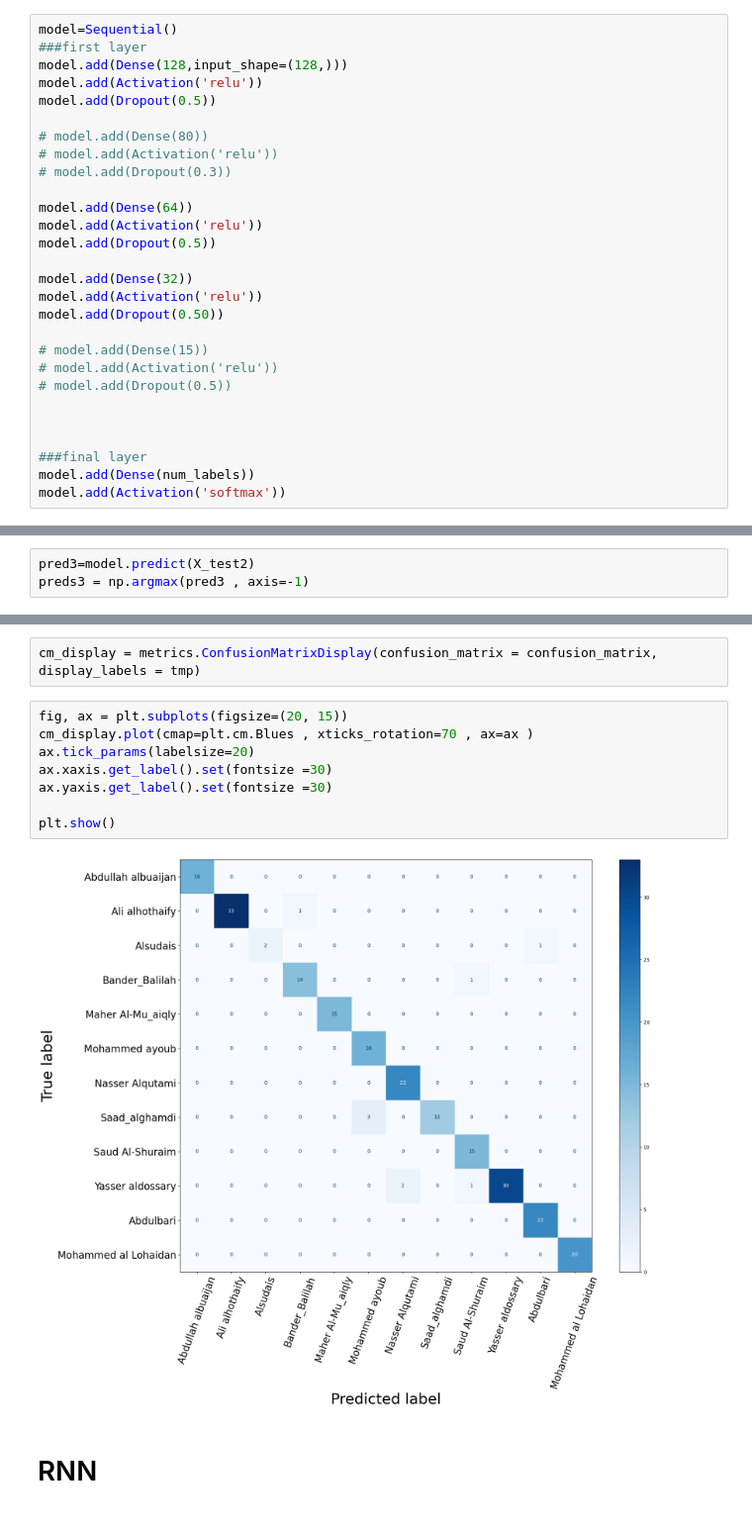
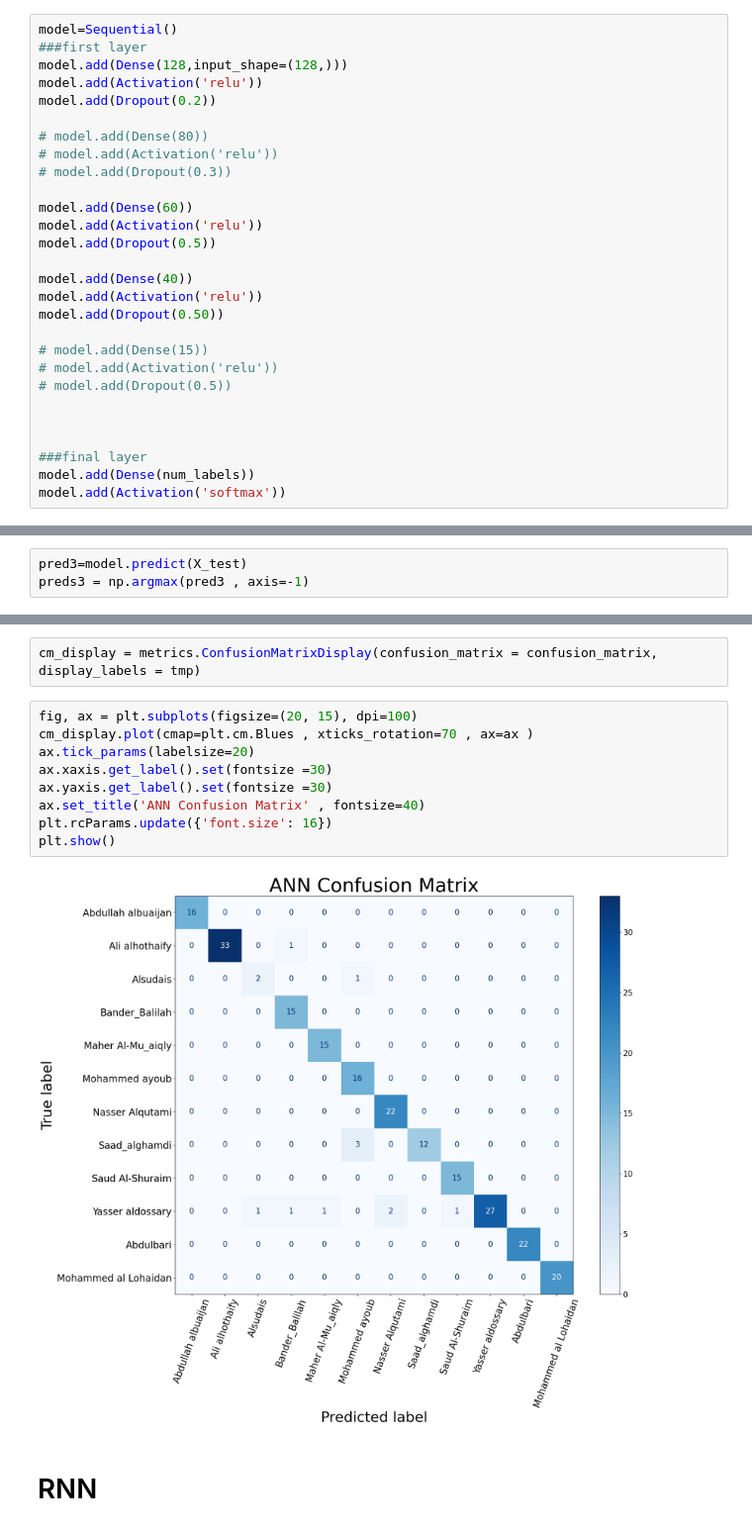
Before and after one commit to Tuwaiq-Data-Science-Bootcamp-V2/Capstone_Project, a Jupyter notebook: Audio_ANN_RNN.ipynb, the cells around one changed output, grey strips where cells are left out. Shown at 99% size. Cells and saved outputs as stored; diff of their text form.

```diff
--- a/Audio_ANN_RNN.ipynb
+++ b/Audio_ANN_RNN.ipynb
@@ -230,17 +284,17 @@ model=Sequential()
 ###first layer
 model.add(Dense(128,input_shape=(128,)))
 model.add(Activation('relu'))
-model.add(Dropout(0.5))
+model.add(Dropout(0.2))
 
 # model.add(Dense(80))
 # model.add(Activation('relu'))
 # model.add(Dropout(0.3))
 
-model.add(Dense(64))
+model.add(Dense(60))
 model.add(Activation('relu'))
 model.add(Dropout(0.5))
 
-model.add(Dense(32))
+model.add(Dense(40))
 model.add(Activation('relu'))
 model.add(Dropout(0.50))
 
@@ -342,4 +416,4 @@ array([[-0.6628302 , -0.12540373,  0.40341124, ...,  0.5032851 ,
 # %%
-pred3=model.predict(X_test2)
+pred3=model.predict(X_test)
 preds3 = np.argmax(pred3 , axis=-1)
 # %% [output]
@@ -433,15 +509,16 @@ tmp[-2] = 'Abdulbari'
 # %%
 cm_display = metrics.ConfusionMatrixDisplay(confusion_matrix = confusion_matrix, display_labels = tmp)
 # %%
-fig, ax = plt.subplots(figsize=(20, 15))
+fig, ax = plt.subplots(figsize=(20, 15), dpi=100)
 cm_display.plot(cmap=plt.cm.Blues , xticks_rotation=70 , ax=ax )
 ax.tick_params(labelsize=20)
 ax.xaxis.get_label().set(fontsize =30)
 ax.yaxis.get_label().set(fontsize =30)
-
+ax.set_title('ANN Confusion Matrix' , fontsize=40)
+plt.rcParams.update({'font.size': 16})
 plt.show()
 # %% [output]
-[figure, old version]
+[figure, new version]
 # %% [markdown]
 # RNN
 # %%
```
Also changed, not shown: parts of 34 cells of this notebook, 1 other file.
